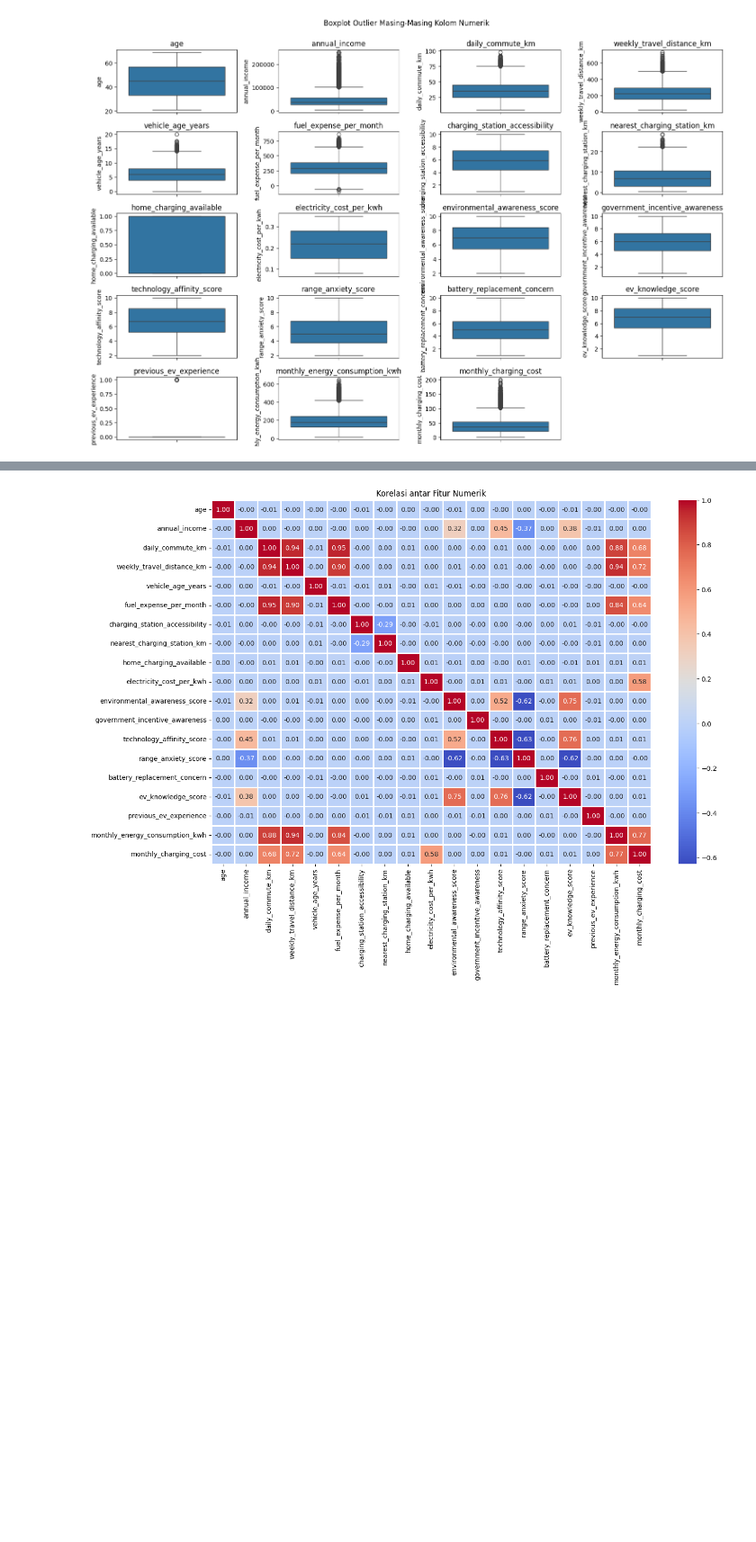
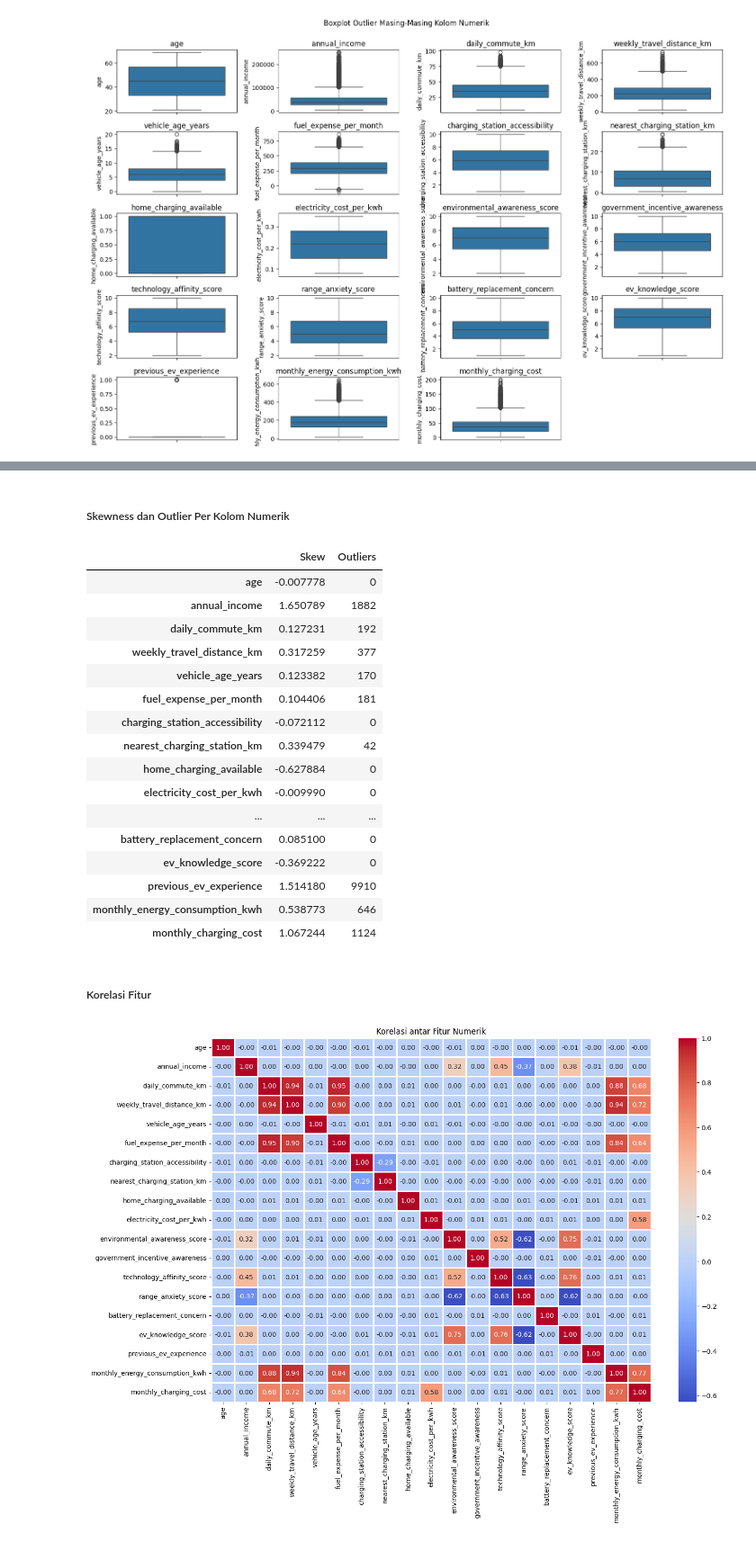
Before and after one commit to daffasyarief/Predicting-Electric-Vehicle-Transition-and-Forecasting-Monthly-Energy-Consumption-and-Charging-Costs, a Jupyter notebook: main.ipynb, the cells around one changed output, grey strips where cells are left out. Shown at 90% size. Saved outputs shown, nothing was run; the diff lists cells and outputs as text; code cells hidden in the pictures; blank space fills up the shorter version.

```diff
--- a/main.ipynb
+++ b/main.ipynb
@@ -205,3 +190,44 @@ Berdasarkan boxplot, ditemukan beberapa variabel yang memiliki outlier, terutama
+# %% [markdown]
+##### Skewness dan Outlier Per Kolom Numerik
+# %%
+skew = df[num_cols].skew()
+outliers = {}
+
+for col in num_cols:
+    Q1 = df[col].quantile(0.25)
+    Q3 = df[col].quantile(0.75)
+    IQR = Q3 - Q1
+    lower = Q1 - 1.5 * IQR
+    upper = Q3 + 1.5 * IQR
+
+    outliers[col] = ((df[col] < lower) | (df[col] > upper)).sum()
+
+result = pd.DataFrame({
+    "Skew":skew,
+    "Outliers": outliers
+})
+
+result
+# %% [output]
+|  | Skew | Outliers |
+| age | -0.007778 | 0 |
+| annual_income | 1.650789 | 1882 |
+| daily_commute_km | 0.127231 | 192 |
+| weekly_travel_distance_km | 0.317259 | 377 |
+| vehicle_age_years | 0.123382 | 170 |
+| fuel_expense_per_month | 0.104406 | 181 |
+| charging_station_accessibility | -0.072112 | 0 |
+| nearest_charging_station_km | 0.339479 | 42 |
+| home_charging_available | -0.627884 | 0 |
+| electricity_cost_per_kwh | -0.009990 | 0 |
+| ... | ... | ... |
+| battery_replacement_concern | 0.085100 | 0 |
+| ev_knowledge_score | -0.369222 | 0 |
+| previous_ev_experience | 1.514180 | 9910 |
+| monthly_energy_consumption_kwh | 0.538773 | 646 |
+| monthly_charging_cost | 1.067244 | 1124 |
+# %% [markdown]
+##### Korelasi Fitur
 # %%
 plt.figure(figsize=(15,10))
 plt.title("Korelasi antar Fitur Numerik")
```
Also changed, not shown: parts of 12 cells of this notebook.
